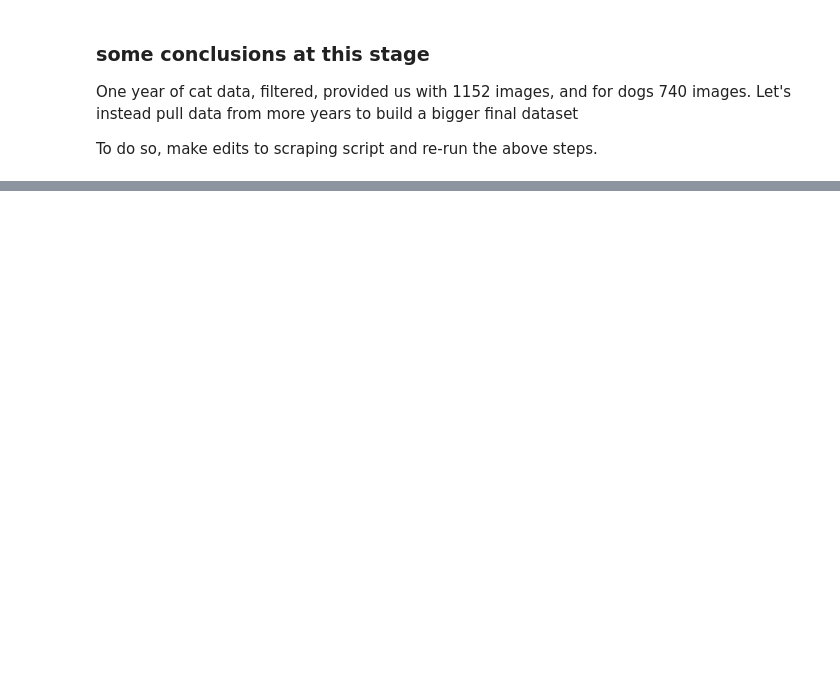
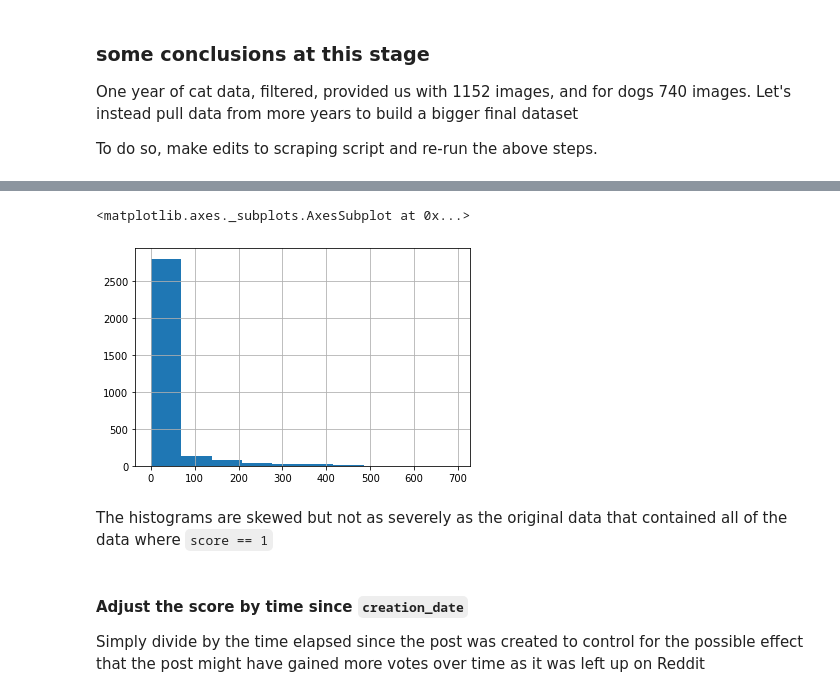
Before and after one commit to ijdouglas/reddit-like-predictor, a Jupyter notebook: scripts/01.ipynb, the cells around one changed output, grey strips where cells are left out. Saved outputs shown, nothing was run; the diff lists cells and outputs as text; code cells hidden in the pictures; blank space fills up the shorter version.

```diff
--- a/scripts/01.ipynb
+++ b/scripts/01.ipynb
@@ -188,0 +197,10 @@ To do so, make edits to scraping script and re-run the above steps.
+# %%
+dog_df.score.hist()
+# %% [output]
+<matplotlib.axes._subplots.AxesSubplot at 0x...>
+[figure, added]
+# %% [markdown]
+The histograms are skewed but not as severely as the original data that contained all of the data where `score == 1`
+# %% [markdown]
+#### Adjust the score by time since `creation_date`
+Simply divide by the time elapsed since the post was created to control for the possible effect that the post might have gained more votes over time as it was left up on Reddit
```
Also changed, not shown: parts of 28 cells of this notebook, 1 other file.
